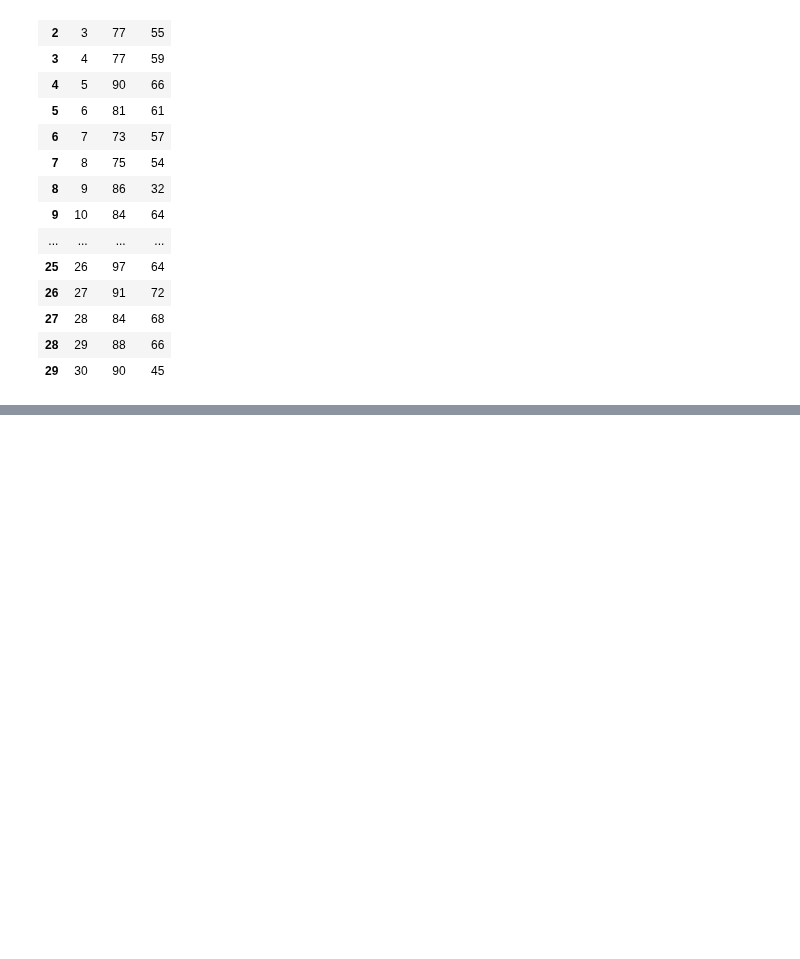
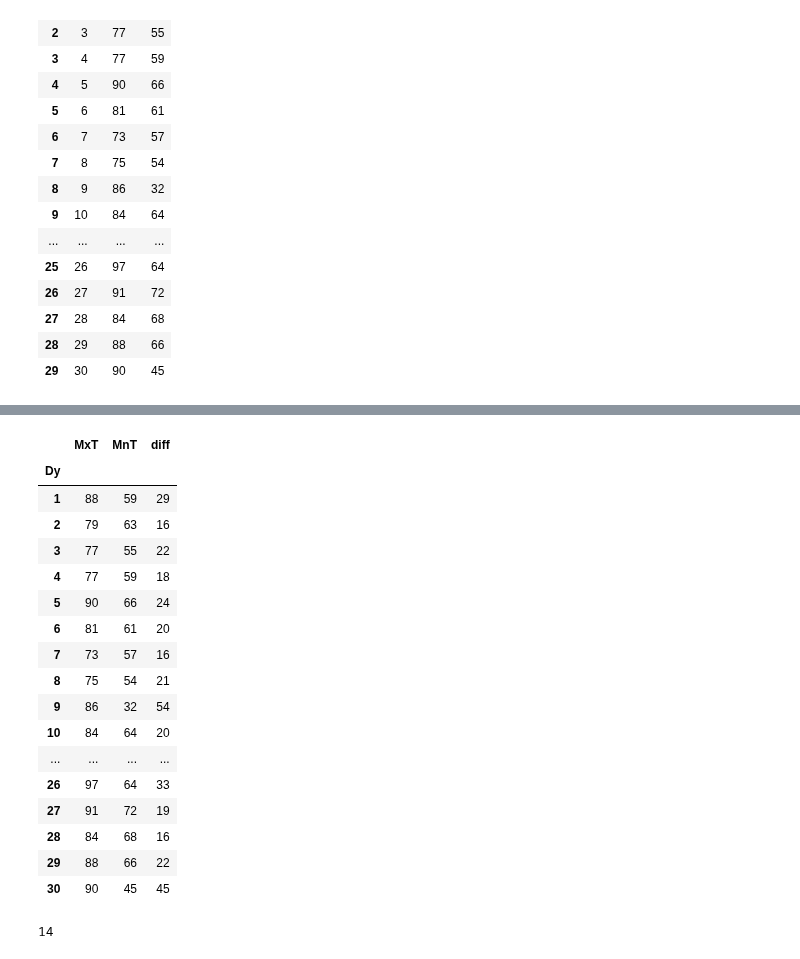
Before and after one commit to tahentx/pv_workbook, a Jupyter notebook: eda/kata_datamungin.ipynb, the cells around one changed output, grey strips where cells are left out. Cells and saved outputs as stored; diff of their text form; code cells hidden in the pictures; blank space fills up the shorter version.

```diff
--- a/eda/kata_datamungin.ipynb
+++ b/eda/kata_datamungin.ipynb
@@ -179,0 +180,27 @@ plt.plot(b)
+# %%
+df6['diff'] = df6['MxT'] - df6['MnT']
+# %%
+df6
+# %% [output]
+|  | MxT | MnT | diff |
+| Dy |  |  |  |
+| 1 | 88 | 59 | 29 |
+| 2 | 79 | 63 | 16 |
+| 3 | 77 | 55 | 22 |
+| 4 | 77 | 59 | 18 |
+| 5 | 90 | 66 | 24 |
+| 6 | 81 | 61 | 20 |
+| 7 | 73 | 57 | 16 |
+| 8 | 75 | 54 | 21 |
+| 9 | 86 | 32 | 54 |
+| 10 | 84 | 64 | 20 |
+| ... | ... | ... | ... |
+| 26 | 97 | 64 | 33 |
+| 27 | 91 | 72 | 19 |
+| 28 | 84 | 68 | 16 |
+| 29 | 88 | 66 | 22 |
+| 30 | 90 | 45 | 45 |
+# %%
+df6['diff'].idxmin()
+# %% [output]
+14
```
Also changed, not shown: parts of 2 cells of this notebook.
